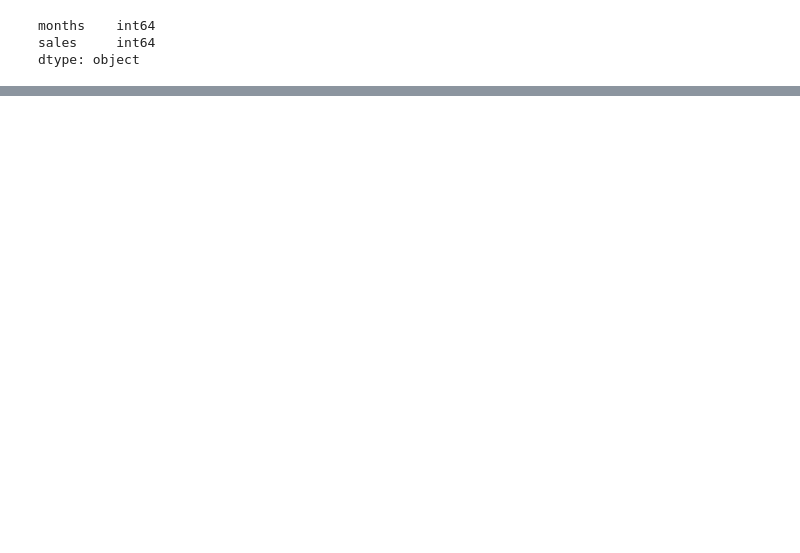
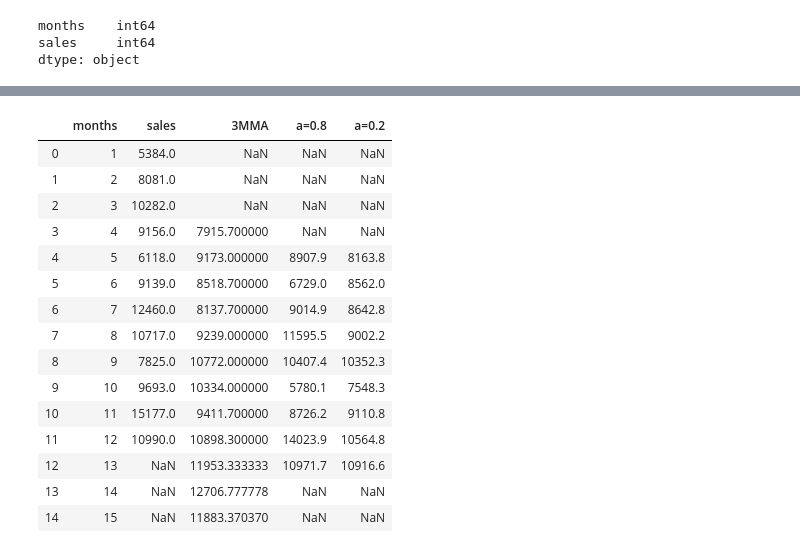
Before and after one commit to Eyefreeze/3803ICT-Lab-3, a Jupyter notebook: Lab 3.ipynb, the cells around one changed output, grey strips where cells are left out. Cells and saved outputs as stored; diff of their text form; code cells hidden in the pictures; blank space fills up the shorter version.

```diff
--- a/Lab 3.ipynb
+++ b/Lab 3.ipynb
@@ -64,0 +54,24 @@ df.head()
+# %%
+for i in range(0,df.shape[0]-3):
+    df.loc[df.index[i-4],'a=0.8'] = np.round((df.iloc[i-5,2])+ 0.8*((df.iloc[i-5,1])-(df.iloc[i-5,2])),1)
+for i in range(0,df.shape[0]-3):
+    df.loc[df.index[i-4],'a=0.2'] = np.round((df.iloc[i-5,2])+ 0.2*((df.iloc[i-5,1])-(df.iloc[i-5,2])),1)
+
+df
+# %% [output]
+|  | months | sales | 3MMA | a=0.8 | a=0.2 |
+| 0 | 1 | 5384.0 | NaN | NaN | NaN |
+| 1 | 2 | 8081.0 | NaN | NaN | NaN |
+| 2 | 3 | 10282.0 | NaN | NaN | NaN |
+| 3 | 4 | 9156.0 | 7915.700000 | NaN | NaN |
+| 4 | 5 | 6118.0 | 9173.000000 | 8907.9 | 8163.8 |
+| 5 | 6 | 9139.0 | 8518.700000 | 6729.0 | 8562.0 |
+| 6 | 7 | 12460.0 | 8137.700000 | 9014.9 | 8642.8 |
+| 7 | 8 | 10717.0 | 9239.000000 | 11595.5 | 9002.2 |
+| 8 | 9 | 7825.0 | 10772.000000 | 10407.4 | 10352.3 |
+| 9 | 10 | 9693.0 | 10334.000000 | 5780.1 | 7548.3 |
+| 10 | 11 | 15177.0 | 9411.700000 | 8726.2 | 9110.8 |
+| 11 | 12 | 10990.0 | 10898.300000 | 14023.9 | 10564.8 |
+| 12 | 13 | NaN | 11953.333333 | 10971.7 | 10916.6 |
+| 13 | 14 | NaN | 12706.777778 | NaN | NaN |
+| 14 | 15 | NaN | 11883.370370 | NaN | NaN |
```
Also changed, not shown: parts of 4 cells of this notebook.
